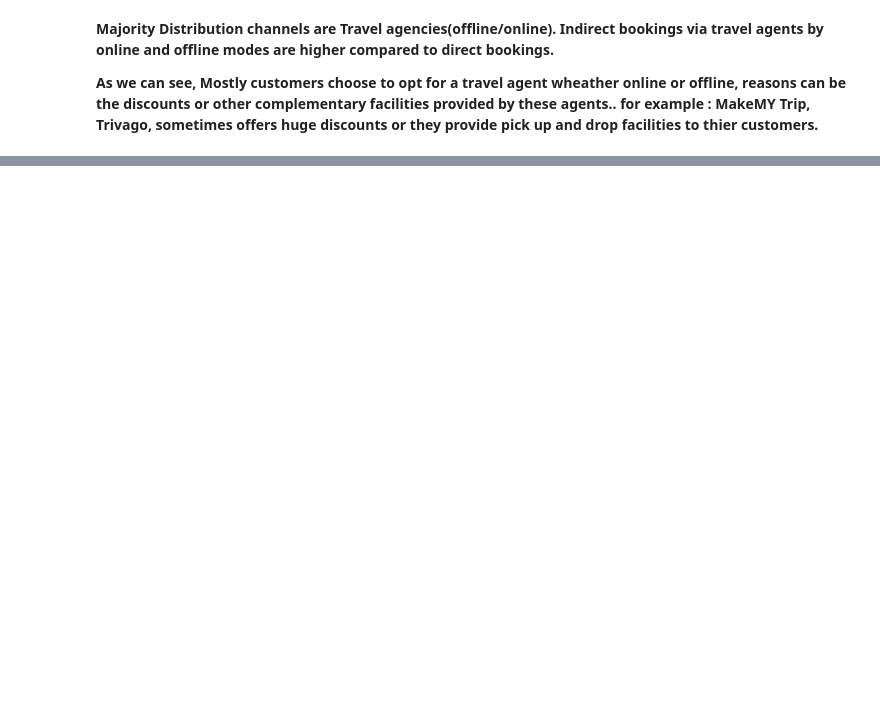
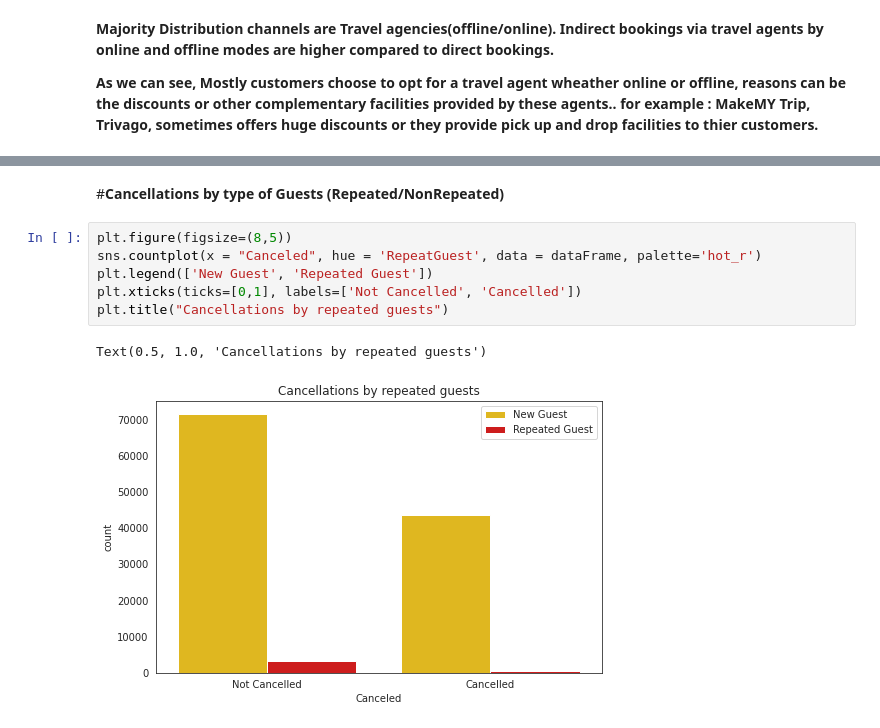
Before and after one commit to Bandna-Thakur/EDA-hotel-booking-analysis, a Jupyter notebook: Bandna_Thakur_Hotel_Booking_Analysis_Capstone_Project.ipynb, the cells around one changed output, grey strips where cells are left out. Saved outputs shown, nothing was run; the diff lists cells and outputs as text; blank space fills up the shorter version.

```diff
--- a/Bandna_Thakur_Hotel_Booking_Analysis_Capstone_Project.ipynb
+++ b/Bandna_Thakur_Hotel_Booking_Analysis_Capstone_Project.ipynb
@@ -504,0 +658,11 @@ plt.show()
+# %% [markdown]
+#**Cancellations by type of Guests (Repeated/NonRepeated)**
+# %%
+plt.figure(figsize=(8,5))
+sns.countplot(x = "Canceled", hue = 'RepeatGuest', data = dataFrame, palette='hot_r')
+plt.legend(['New Guest', 'Repeated Guest'])
+plt.xticks(ticks=[0,1], labels=['Not Cancelled', 'Cancelled'])
+plt.title("Cancellations by repeated guests")
+# %% [output]
+Text(0.5, 1.0, 'Cancellations by repeated guests')
+[figure, added]
```
Also changed, not shown: parts of 65 cells of this notebook.
